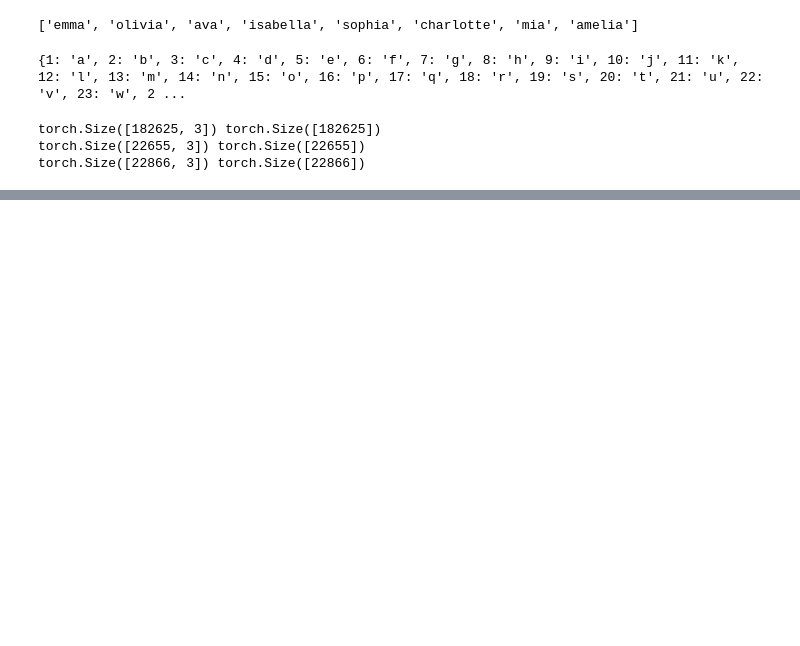
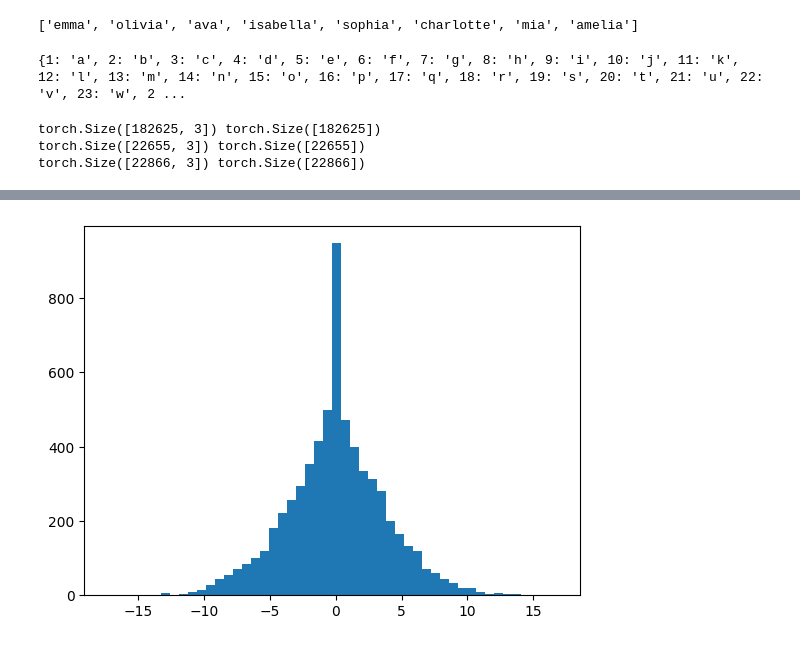
Before and after one commit to kidusabe1/MLP-for-prediction-of-next-character-, a Jupyter notebook: MLP_makemore.ipynb, the cells around one changed output, grey strips where cells are left out. Saved outputs shown, nothing was run; the diff lists cells and outputs as text; code cells hidden in the pictures; blank space fills up the shorter version.

```diff
--- a/MLP_makemore.ipynb
+++ b/MLP_makemore.ipynb
@@ -122,3 +165,7 @@ print(batch_loss.item()) # for last batch computed lost
+# %%
+plt.hist(hpreact.view(-1).tolist(),50);
+# %% [output]
+[figure, added]
 # %%
 plt.plot(stepi,lossi)
 # %% [output]
```
Also changed, not shown: parts of 14 cells of this notebook.
